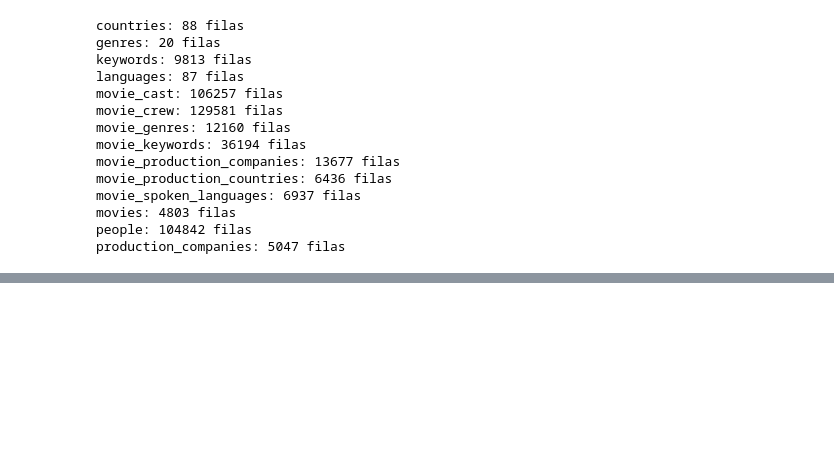
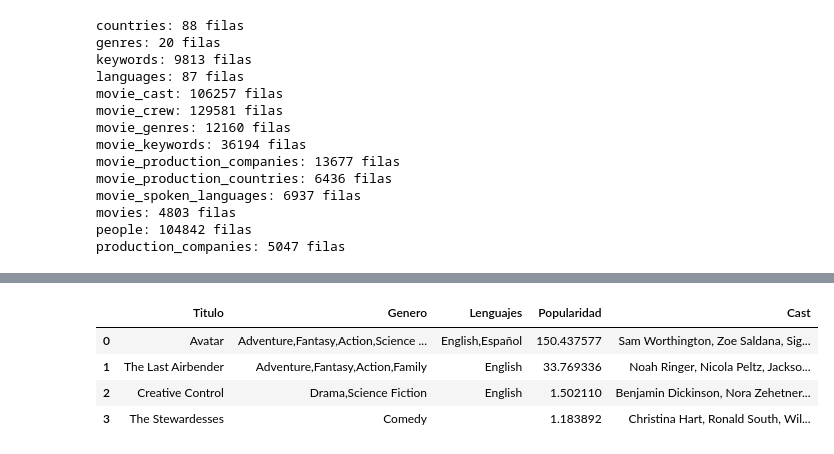
Before and after one commit to Morales222/Asignacion-3-Base-de-Datos, a Jupyter notebook: notebook-asignacion-3.ipynb, the cells around one changed output, grey strips where cells are left out. Saved outputs shown, nothing was run; the diff lists cells and outputs as text; code cells hidden in the pictures; blank space fills up the shorter version.

```diff
--- a/notebook-asignacion-3.ipynb
+++ b/notebook-asignacion-3.ipynb
@@ -1289,0 +1300,85 @@ production_companies: 5047 filas
+# %%
+# Palabra que el usuario desea buscar
+user_word = "avatar"
+
+# Formato para buscar coincidencias parciales en SQL
+search = f"%{user_word.lower()}%"
+
+# Consulta SQL para buscar películas relacionadas con la palabra clave
+query_keyword = """
+WITH genre_list AS (
+    -- Agrupamos los géneros por película
+    SELECT
+        mg.movie_id,
+        GROUP_CONCAT(DISTINCT g.genre_name) AS genres
+    FROM movie_genres mg
+    JOIN genres g ON mg.genre_id = g.genre_id
+    GROUP BY mg.movie_id
+),
+language_list AS (
+    -- Agrupamos los lenguajes por película
+    SELECT
+        msl.movie_id,
+        GROUP_CONCAT(DISTINCT l.language_name) AS languages
+    FROM movie_spoken_languages msl
+    JOIN languages l ON msl.language_code = l.language_code
+    GROUP BY msl.movie_id
+),
+cast_list AS (
+    -- Agrupamos los primeros 5 actores por película
+    SELECT
+        movie_id,
+        GROUP_CONCAT(person_name, ', ') AS cast_names
+    FROM (
+        SELECT
+            mc.movie_id,
+            p.person_name,
+            mc.cast_order
+        FROM movie_cast mc
+        JOIN people p ON mc.person_id = p.person_id
+        WHERE mc.cast_order <= 5
+        ORDER BY mc.movie_id, mc.cast_order
+    )
+    GROUP BY movie_id
+)
+SELECT
+    -- Las Columnas que se mostrarán en el resultado
+    m.title AS Titulo,
+    COALESCE(gl.genres, '') AS Genero,
+    COALESCE(ll.languages, '') AS Lenguajes,
+    m.popularity AS Popularidad,
+    COALESCE(cl.cast_names, '') AS Cast
+FROM movies m
+
+-- Unimos movies con géneros, lenguajes y cast
+LEFT JOIN genre_list gl ON m.movie_id = gl.movie_id
+LEFT JOIN language_list ll ON m.movie_id = ll.movie_id
+LEFT JOIN cast_list cl ON m.movie_id = cl.movie_id
+
+-- Buscamos la palabra en título, descripción, género o cast
+WHERE
+    LOWER(m.title) LIKE ?
+    OR LOWER(COALESCE(m.overview, '')) LIKE ?
+    OR LOWER(COALESCE(gl.genres, '')) LIKE ?
+    OR LOWER(COALESCE(cl.cast_names, '')) LIKE ?
+
+-- Ordenamos por popularidad y limitamos a 15 resultados
+ORDER BY m.popularity DESC
+LIMIT 15;
+"""
+
+# Ejecutamos la consulta en SQLite usando Pandas
+result_keyword = pd.read_sql_query(
+    query_keyword,
+    conn,
+    params=[search, search, search, search]
+)
+
+# Mostranmos el resultado
+display(result_keyword)
+# %% [output]
+|  | Titulo | Genero | Lenguajes | Popularidad | Cast |
+| 0 | Avatar | Adventure,Fantasy,Action,Science ... | English,Español | 150.437577 | Sam Worthington, Zoe Saldana, Sig... |
+| 1 | The Last Airbender | Adventure,Fantasy,Action,Family | English | 33.769336 | Noah Ringer, Nicola Peltz, Jackso... |
+| 2 | Creative Control | Drama,Science Fiction | English | 1.502110 | Benjamin Dickinson, Nora Zehetner... |
+| 3 | The Stewardesses | Comedy |  | 1.183892 | Christina Hart, Ronald South, Wil... |
```
Also changed, not shown: parts of 2 cells of this notebook.
